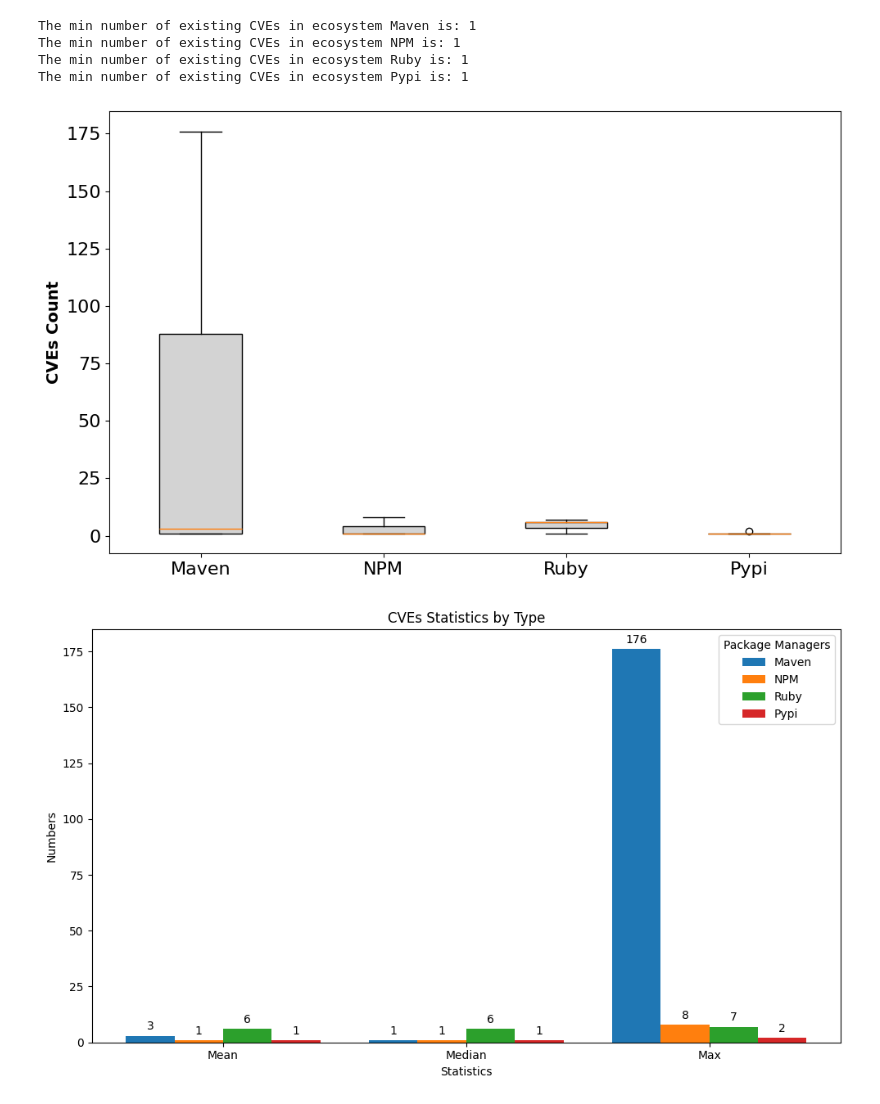
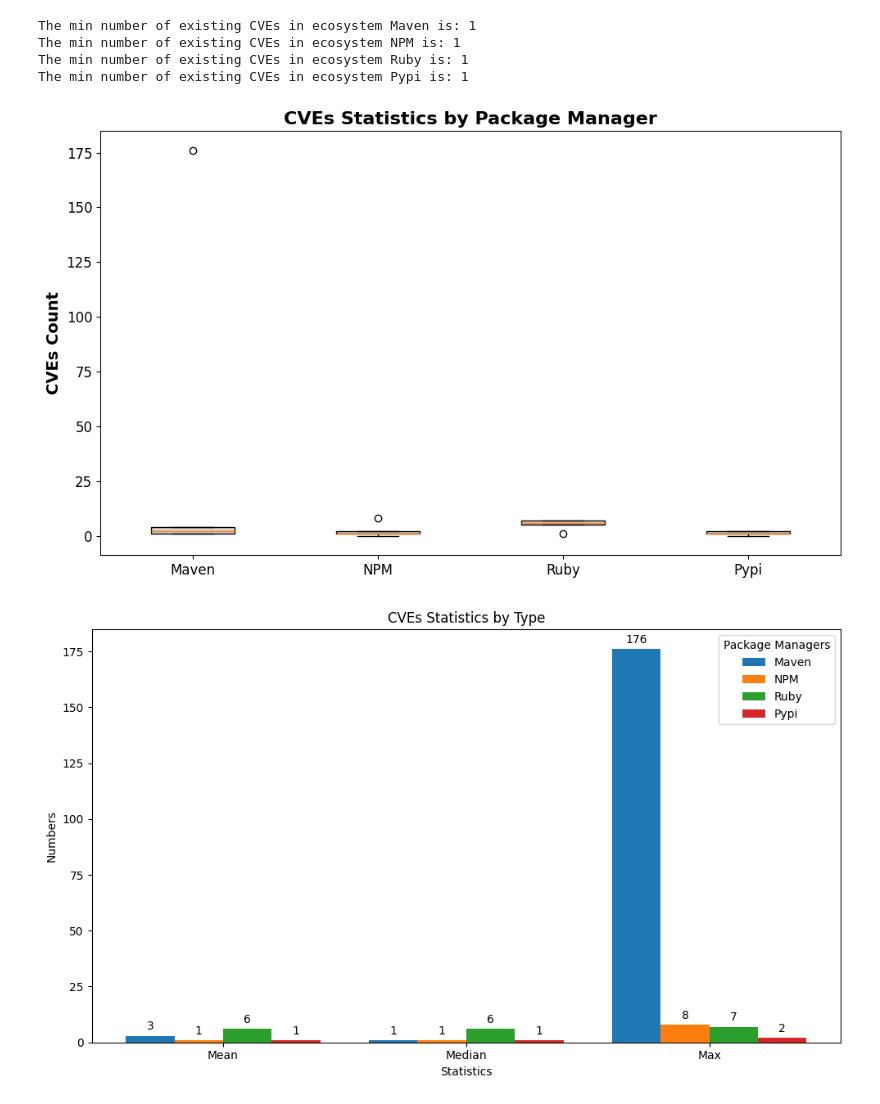
Before and after one commit to Wapiti08/DPAnalyzer, a Jupyter notebook: exp/json_exp.ipynb, the cells around one changed output. Drawn from its saved outputs; the diff is of its cells as text; code cells hidden in the pictures.

```diff
--- a/exp/json_exp.ipynb
+++ b/exp/json_exp.ipynb
@@ -152,41 +152,76 @@ min_cves = {
 # %%
 import numpy as np
 import matplotlib.pyplot as plt
 
 # Prepare data for boxplot
 categories = list(mean_cves.keys())
 data = []
 
-# Create a dataset for each package manager
+# Estimate Q1 and Q3 based on mean and range (adjust as necessary)
 for cat in categories:
-    # We simulate the data as [min, q1, median, q3, max]
-    # Since we don't have quartiles, we can estimate q1 and q3
-    # We'll just use mean as a placeholder for q1 and max/2 as a placeholder for q3
-    q1 = mean_cves[cat]  # Placeholder for Q1
-    q3 = max_cves[cat] / 2 if max_cves[cat] > 0 else mean_cves[cat]  # Placeholder for Q3
-    data.append([min_cves[cat], q1, med_cves[cat], q3, max_cves[cat]])
+    q1 = mean_cves[cat] - 1  # Example: Slightly below mean
+    q3 = mean_cves[cat] + 1  # Example: Slightly above mean
+    min_val = min_cves[cat]
+    max_val = max_cves[cat]
+
+    # Simulate data points between min and max with outliers
+    data.append([
+        min_val,  # Minimum
+        q1,       # First quartile (estimated)
+        med_cves[cat],  # Median
+        q3,       # Third quartile (estimated)
+        max_val   # Maximum
+    ])
 
 # Create boxplot
 fig, ax = plt.subplots(figsize=(10, 6))
 
-# Create the boxplot with gray boxes
-box = ax.boxplot(data, labels=categories, patch_artist=True)
-
+# Plot boxplot
+box = ax.boxplot(data, labels=categories, patch_artist=True, showmeans=False)
 
 # Set the face color of the boxes to gray
 for patch in box['boxes']:
-    patch.set_facecolor('lightgrey')  # Set the box color to light gray
+    patch.set_facecolor('lightgrey')
 
 # Set labels and title
 ax.set_ylabel('CVEs Count', fontsize=14, fontweight='bold')
-# ax.set_title('CVEs Statistics by Package Manager', fontsize=16, fontweight='bold')
+ax.set_title('CVEs Statistics by Package Manager', fontsize=16, fontweight='bold')
 
 # Increase the font size of the tick labels
-ax.tick_params(axis='both', labelsize=16)
+ax.tick_params(axis='both', labelsize=12)
 plt.tight_layout()
 plt.show()
+
+# Create a dataset for each package manager
+# for cat in categories:
+#     # We simulate the data as [min, q1, median, q3, max]
+#     # Since we don't have quartiles, we can estimate q1 and q3
+#     # We'll just use mean as a placeholder for q1 and max/2 as a placeholder for q3
+#     q1 = mean_cves[cat]  # Placeholder for Q1
+#     q3 = max_cves[cat] / 2 if max_cves[cat] > 0 else mean_cves[cat]  # Placeholder for Q3
+#     data.append([min_cves[cat], q1, med_cves[cat], q3, max_cves[cat]])
+
+# # Create boxplot
+# fig, ax = plt.subplots(figsize=(10, 6))
+
+# # Create the boxplot with gray boxes
+# box = ax.boxplot(data, labels=categories, patch_artist=True)
+
+
+# # Set the face color of the boxes to gray
+# for patch in box['boxes']:
+#     patch.set_facecolor('lightgrey')  # Set the box color to light gray
+
+# # Set labels and title
+# ax.set_ylabel('CVEs Count', fontsize=14, fontweight='bold')
+# # ax.set_title('CVEs Statistics by Package Manager', fontsize=16, fontweight='bold')
+
+# # Increase the font size of the tick labels
+# ax.tick_params(axis='both', labelsize=16)
+# plt.tight_layout()
+# plt.show()
 # %% [output]
-[figure, old version]
+[figure, new version]
 # %%
 import matplotlib.pyplot as plt
 import numpy as np
```
Also changed, not shown: 10 other files.
